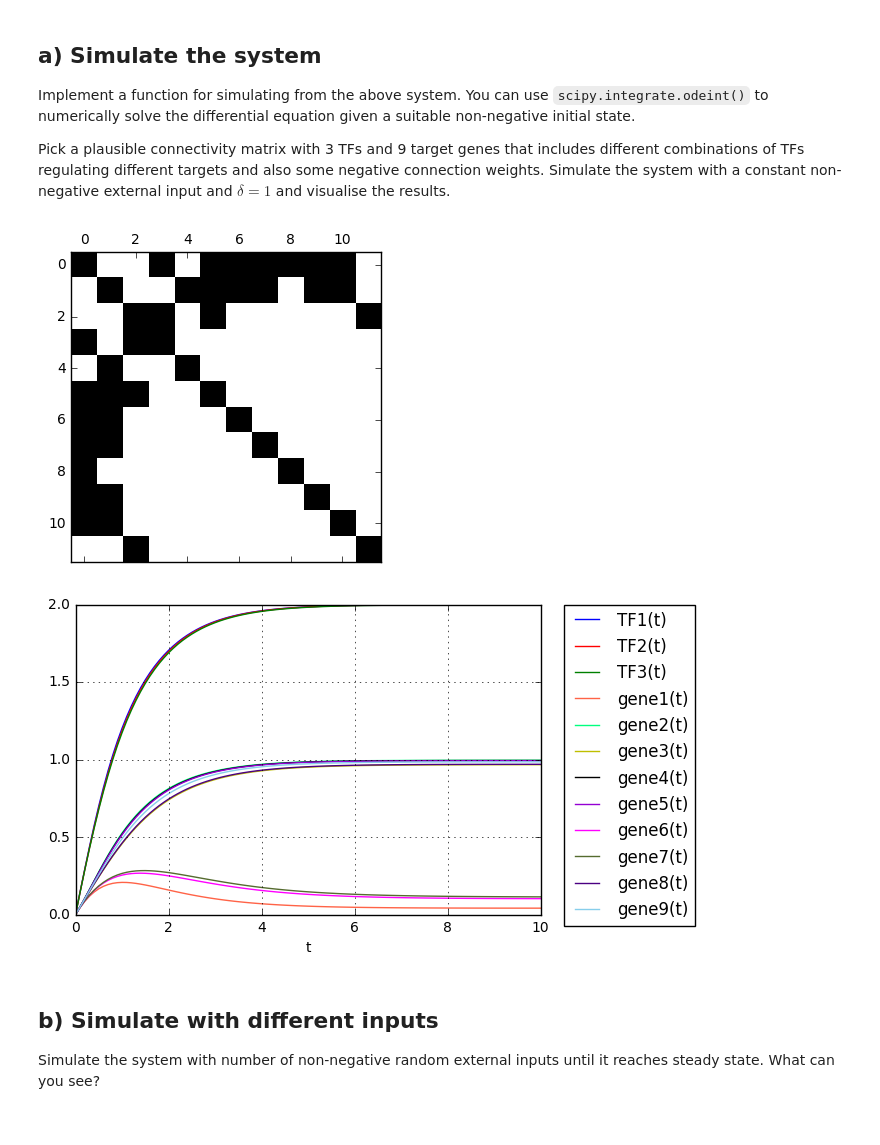
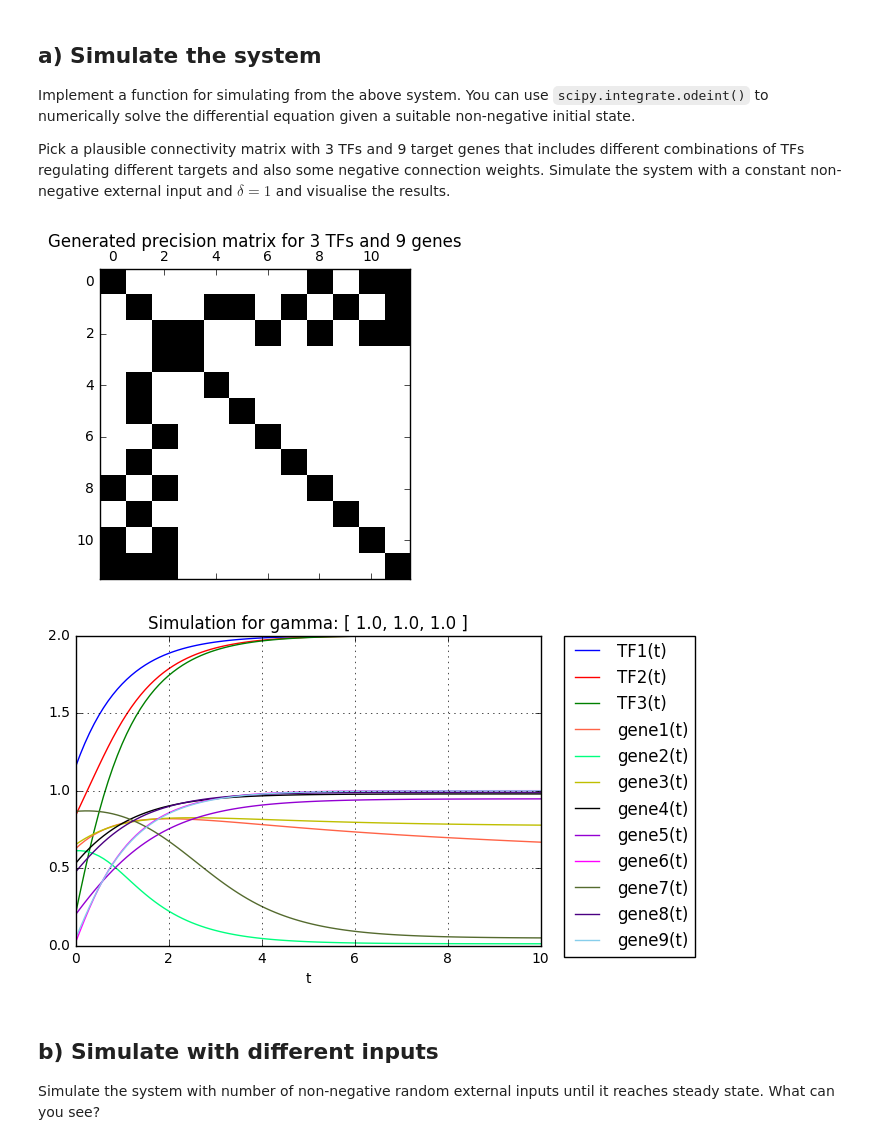
Before and after one commit to belochka/Bioinf, a Jupyter notebook: NetworkInference.ipynb, the cells around one changed output. Drawn from its saved outputs; the diff is of its cells as text; code cells hidden in the pictures.

```diff
--- a/NetworkInference.ipynb
+++ b/NetworkInference.ipynb
@@ -530,8 +535,7 @@ def func(x, t, A, gamma):
 
 def simulate(A, gammaConstant, plot):
     t = np.linspace(0, 10, 101)
-    x0 = np.zeros(len(A)) # TODO: generate random?
-#     x0 = [random.random() for i in range(len(precisionMatrix))]
+    x0 = [random.random() * 2 for i in range(len(precisionMatrix))]
 
     gamma = np.zeros(len(A))
     for i in range(3):
@@ -549,37 +553,45 @@ def simulate(A, gammaConstant, plot):
         plt.plot(t, simulation[:, 4], 'springgreen', label='gene2(t)')
         plt.plot(t, simulation[:, 5], 'y', label='gene3(t)')
         plt.plot(t, simulation[:, 6], 'k', label='gene4(t)')
         plt.plot(t, simulation[:, 7], 'darkviolet', label='gene5(t)')
         plt.plot(t, simulation[:, 8], 'magenta', label='gene6(t)')
         plt.plot(t, simulation[:, 9], 'darkolivegreen', label='gene7(t)')
         plt.plot(t, simulation[:, 10], 'indigo', label='gene8(t)')
         plt.plot(t, simulation[:, 11], 'skyblue', label='gene9(t)')
 
         plt.legend(bbox_to_anchor=(1.05, 1), loc=2, borderaxespad=0.)
-        #TODO: Set plot title!
+
+        gammaStr = '[ '
+        for i in range(3):
+            gammaStr += str(gamma[i])
+            if i != 2:
+                gammaStr += ', '
+        gammaStr += ' ]'
+
+        plt.title('Simulation for gamma: ' + gammaStr)
         plt.xlabel('t')
         plt.grid()
         plt.show()
 
     return simulation
 
 
 # #Format: edgeProb, numTF, numGenes
 G = getSparseErdosRenyiGraph(0.4, 3, 9)
 precisionMatrix = getPrecisionMatrix(G)
 
 # TODO: if diagonal should be 0 or eigen values >0?
 # for i in range(len(precisionMatrix)):
 #     precisionMatrix[i][i] = 0
 
-#TODO: Set plot title!
+plt.title('Generated precision matrix for 3 TFs and 9 genes')
 plt.spy(precisionMatrix)
 plt.show()
 
 simulation = simulate(precisionMatrix, [1,1,1], True)
 # %% [output]
-[figure, old version]
+[figure, new version]
-[figure, old version]
+[figure, new version]
 # %% [markdown]
 ## b) Simulate with different inputs
 Simulate the system with number of non-negative random external inputs until it reaches steady state. What can you see?
```
Also changed, not shown: parts of 10 cells of this notebook.
